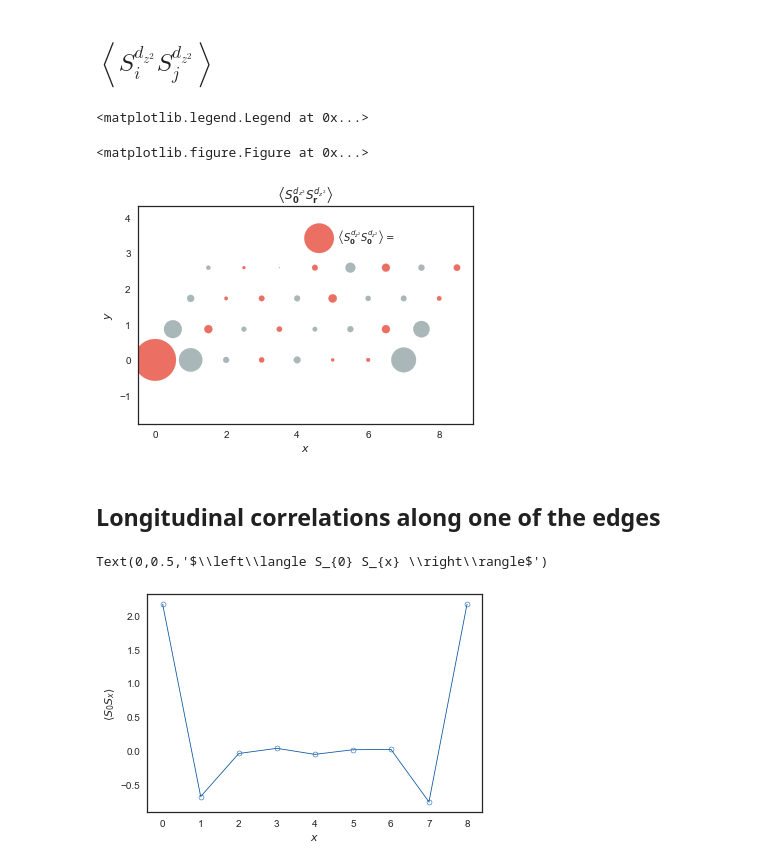
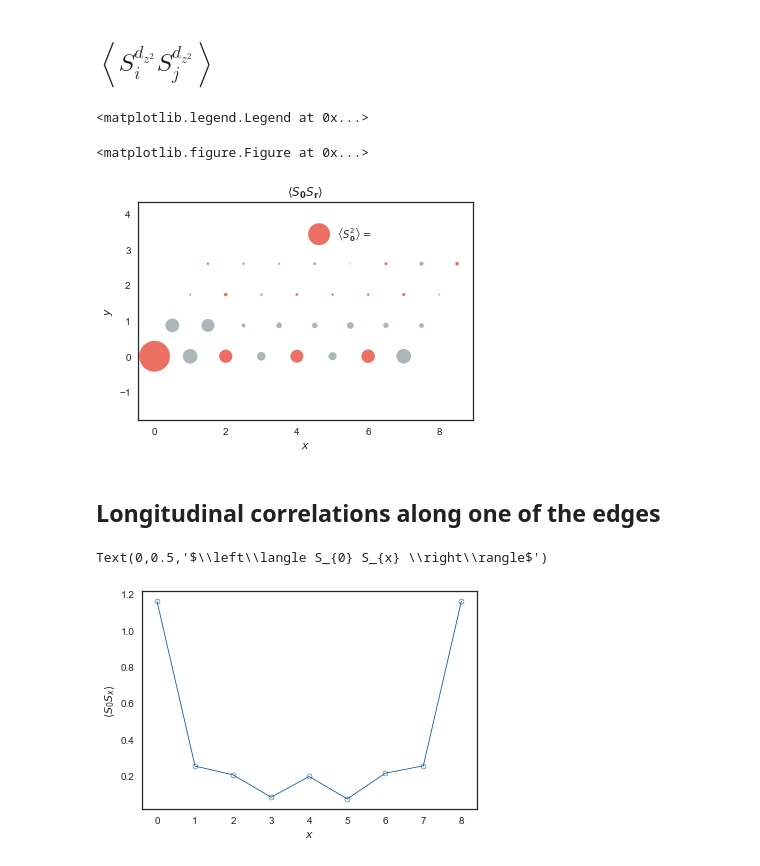
Before and after one commit to fmonteir/detelectro, a Jupyter notebook: examples/plot-src/tmdnr_spin_spin_corr.ipynb, the cells around one changed output. Drawn from its saved outputs; the diff is of its cells as text; code cells hidden in the pictures.

```diff
--- a/examples/plot-src/tmdnr_spin_spin_corr.ipynb
+++ b/examples/plot-src/tmdnr_spin_spin_corr.ipynb
@@ -16,11 +16,11 @@ rcParams['font.sans-serif'] = ['Arial']
 # %% [markdown]
 ## Load simulation data
 # %%
-system = '2d-WS2-nanoribbon'
+system = '2d-MoS2-nanoribbon'
 N = 96
-BETA = 4
+BETA = 1
 U = 16
-MU = 1.5
+MU = 1
 NY = 4
 NX = int(N / NY / 3)
 
@@ -44,17 +44,17 @@ $\left\langle S_{i}^{d_{z^2}} S_{j}^{d_{xy}}\right\rangle$, $\left\langle S_{i}^
 # %% [markdown]
 ### Long range
 # %%
-SiSjdz2 = np.zeros((NX*NY, NX*NY))
-SiSjdxy = np.zeros((NX*NY, NX*NY))
-SiSjdx2y2 = np.zeros((NX*NY, NX*NY))
+SiSjdz2 = np.zeros((NY, NX*NY))
+SiSjdxy = np.zeros((NY, NX*NY))
+SiSjdx2y2 = np.zeros((NY, NX*NY))
 
-SiSjdz2xy = np.zeros((NX*NY, NX*NY))
-SiSjdz2x2y2 = np.zeros((NX*NY, NX*NY))
-SiSjdxyx2y2 = np.zeros((NX*NY, NX*NY))
+SiSjdz2xy = np.zeros((NY, NX*NY))
+SiSjdz2x2y2 = np.zeros((NY, NX*NY))
+SiSjdxyx2y2 = np.zeros((NY, NX*NY))
 
-SiSjdxyz2 = np.zeros((NX*NY, NX*NY))
-SiSjdx2y2z2 = np.zeros((NX*NY, NX*NY))
-SiSjdx2y2xy = np.zeros((NX*NY, NX*NY))
+SiSjdxyz2 = np.zeros((NY, NX*NY))
+SiSjdx2y2z2 = np.zeros((NY, NX*NY))
+SiSjdx2y2xy = np.zeros((NY, NX*NY))
 
 #SiSjdz2Err = np.zeros((NX*NY, NX*NY))
 #SiSjdxyErr = np.zeros((NX*NY, NX*NY))
@@ -64,8 +64,8 @@ SiSjdx2y2xy = np.zeros((NX*NY, NX*NY))
 #SiSjdz2x2y2Err = np.zeros((NX*NY, NX*NY))
 #SiSjdxyx2y2Err = np.zeros((NX*NY, NX*NY))
 
-for i in range(int(N / nOrb)):
-    for j in range(int(N / nOrb)):
+for i in range(NY):
+    for j in range(NX*NY):
         SiSjdz2[i, j] = SiaSjb[3 * i, 3 * j]
         SiSjdxy[i, j] = SiaSjb[3 * i + 1, 3 * j + 1]
         SiSjdx2y2[i, j] = SiaSjb[3 * i + 2, 3 * j + 2]
@@ -91,51 +96,53 @@ SiSj = SiSjdz2 + SiSjdxy + SiSjdx2y2 + SiSjdz2xy + SiSjdz2x2y2 + SiSjdxyx2y2 + S
 # %% [markdown]
 ## $\left\langle S_{i}^{d_{z^2}} S_{j}^{d_{z^2}}\right\rangle$
 # %%
+ref_row = 0
+
 plt.figure(1, figsize = (8,8))
 a1 = np.arange(NX)
 a2 = np.arange(NY)
 vs = np.zeros((NX * NY , 2))
 clr = np.chararray((NX * NY), itemsize = 10)
 v1 = np.array([1, 0])
 v2 = np.array([1 / 2, np.sqrt(3) / 2])
 for i in range(NX):
     for j in range(NY):
             vs[NX * j + i, :] =\
             a1[i] * v1 + a2[j] * v2
-            if (SiSj[0, NX*j + i]) > 0:
+            if (SiSj[ref_row, NX*j + i]) > 0:
                 clr[NX * j + i] = "#e74c3c"
             else :
                 clr[NX * j + i] = "#95a5a6"
 
 dotscale = 800
 
 fig, ax = plt.subplots()
 
-ax.scatter(vs[:, 0], vs[:, 1], s = dotscale * abs(SiSj[0, :]),\
+ax.scatter(vs[:, 0], vs[:, 1], s = dotscale * abs(SiSj[ref_row,:]),\
            c = clr.decode('UTF-8'), alpha = 0.8, edgecolors = None,\
-          label = r'$\left\langle S_{\mathbf{0}}^{d_{z^2}} S_{\mathbf{0}}^{d_{z^2}}\right\rangle=$')
+          label = r'$\left\langle S_{\mathbf{0}}^2\right\rangle=$')
 #ax.scatter(vs[:, 0], vs[:, 1], s = dotscale * abs(SiSjErr[0, :]),\
 #           c = clr.decode('UTF-8'), alpha = 1, edgecolors = 'g', facecolors = None)
 plt.axis('equal')
 plt.xlabel(r'$x$')
 plt.ylabel(r'$y$')
-plt.title(r'$\left\langle S_{\mathbf{0}}^{d_{z^2}} S_{\mathbf{r}}^{d_{z^2}}\right\rangle$')
+plt.title(r'$\left\langle S_{\mathbf{0}} S_{\mathbf{r}}\right\rangle$')
 plt.legend(loc = (0.5, 0.8))
 
 #plt.savefig(plotDir + '/S0Sr.png', dpi = 350)
 # %% [output]
 <matplotlib.legend.Legend at 0x...>
 <matplotlib.figure.Figure at 0x...>
-[figure, old version]
+[figure, new version]
 # %% [markdown]
 ## Longitudinal correlations along one of the edges
 # %%
 fig, ax = plt.subplots()
 
-ax.errorbar(np.arange(NX+1), np.hstack([SiSj[0, :NX], SiSj[0, 0]]),\
+ax.errorbar(np.arange(NX+1), np.abs(np.hstack([SiSj[0, :NX], SiSj[0, 0]])),\
             linewidth = 0.8, elinewidth = 0.8,\
-            marker = 'o', markersize = 0.5, markeredgewidth = 5,\
-            yerr=np.hstack([SiSjErr[0, :NX], SiSjErr[0, 0]]))
+            marker = 'o', markersize = 0.5, markeredgewidth = 5,)
+            #yerr=np.hstack([SiSjErr[0, :NX], SiSjErr[0, 0]]))
 plt.xlabel(r'$x$')
 plt.ylabel(r'$\left\langle S_{0} S_{x} \right\rangle$')
 #plt.yscale('log')
@@ -143,4 +150,4 @@ plt.ylabel(r'$\left\langle S_{0} S_{x} \right\rangle$')
 #plt.savefig(plotDir + '/LongitudinalProfile.png', dpi = 350)
 # %% [output]
 Text(0,0.5,'$\\left\\langle S_{0} S_{x} \\right\\rangle$')
-[figure, old version]
+[figure, new version]
```
Also changed, not shown: parts of 1 cell of this notebook, 37 other files.
